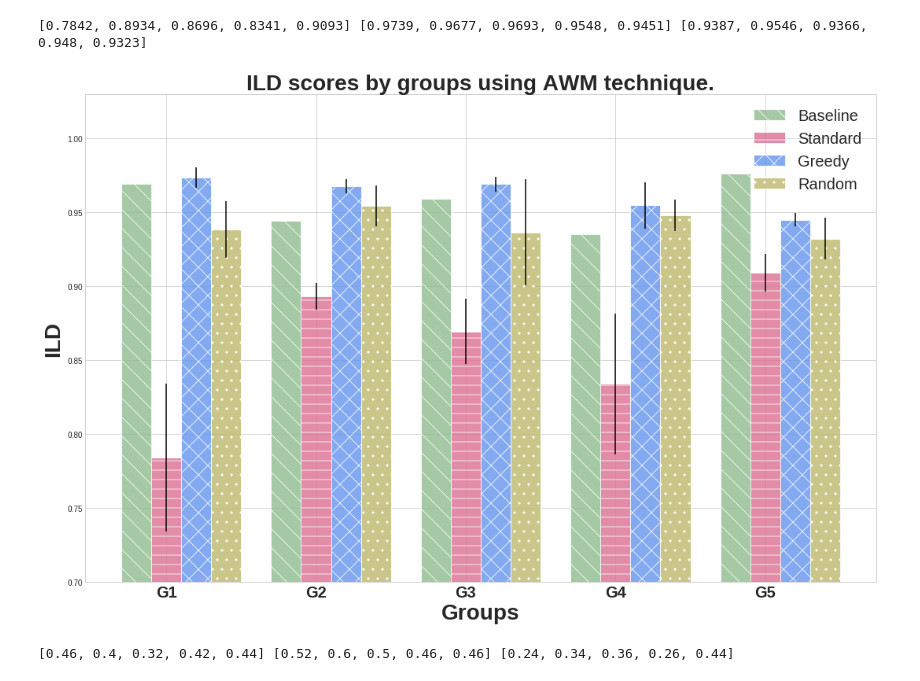
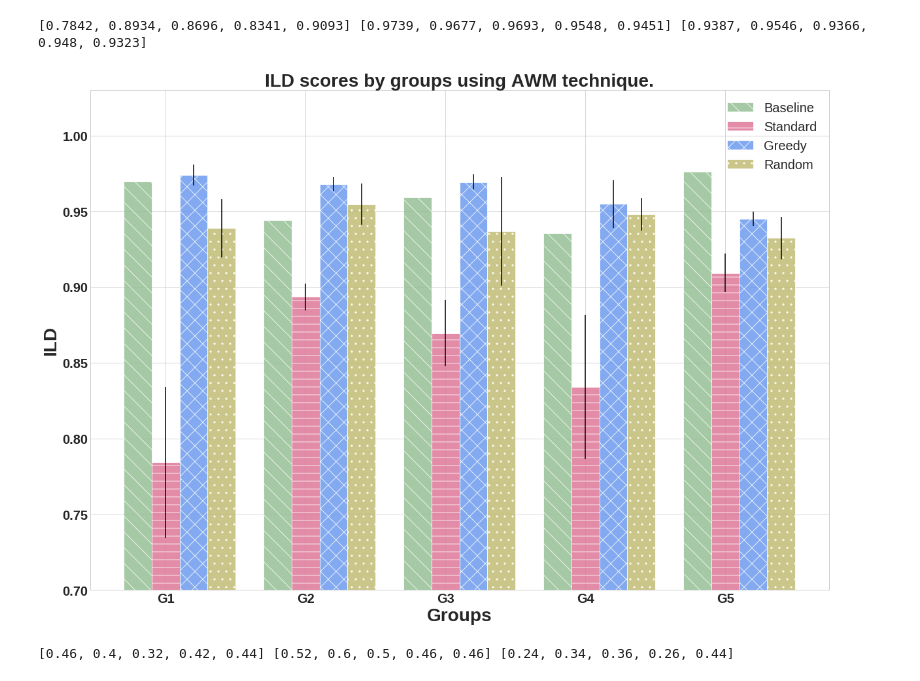
Before and after one commit to amandachagas/surprise-test, a Jupyter notebook: notebooks/Graphs.ipynb, the cells around one changed output. Cells and saved outputs as stored; diff of their text form; code cells hidden in the pictures.

```diff
--- a/notebooks/Graphs.ipynb
+++ b/notebooks/Graphs.ipynb
@@ -289,7 +289,7 @@ baseline_ild = [0.9694159990485626,0.9442230039447174,0.9593941978720311,0.93540
 # %% [output]
 [0.7842, 0.8934, 0.8696, 0.8341, 0.9093] [0.9739, 0.9677, 0.9693, 0.9548, 0.9451] [0.9387, 0.9546, 0.9366, 0.948, 0.9323]
 # %%
-plt.rcParams['figure.figsize'] = (15,10)
+plt.rcParams['figure.figsize'] = (17,12)
 
 # data to plot
 n = 5
@@ -301,34 +301,35 @@ std_standard
 std_greedy
 std_random
 
 # create plot
 fig, ax = plt.subplots()
 index = np.arange(n)
 bar_width = 0.2
 opacity = 0.8
 
 line1 = plt.bar(index, baseline_ild, bar_width, alpha=opacity, color='darkseagreen', label='Baseline', hatch="\\", edgecolor='white')
 line2 = plt.bar(index + bar_width, m_standard, bar_width, alpha=opacity, color='palevioletred', yerr=std_standard,  label='Standard', hatch="-", edgecolor='white')
 line3 = plt.bar(index + bar_width + bar_width, m_greedy, bar_width, alpha=opacity, color='cornflowerblue', yerr=std_greedy, label='Greedy', hatch="x", edgecolor='white')
 line4 = plt.bar(index + bar_width + bar_width + bar_width, m_random, bar_width, alpha=opacity, color='darkkhaki', yerr=std_random, label='Random', hatch=".", edgecolor='white')
 
 
 plt.xlabel('Groups', fontweight="bold", fontsize=28)
 plt.ylabel('ILD', fontweight="bold", fontsize=28)
 plt.title('ILD scores by groups using AWM technique.', fontweight="bold", fontsize=28)
 plt.xticks(index + bar_width, ('G1', 'G2', 'G3', 'G4', 'G5'), fontweight="bold", fontsize=20)
+plt.yticks(fontweight="bold", fontsize=20)
 
 plt.legend(fontsize=20)
 
 axes = plt.gca()
 # axes.set_xlim([xmin,xmax])
 axes.set_ylim([0.7,None])
 
 plt.savefig('ild_scores_by_groups_enhanced_AWM.png', transparent=True)
 plt.tight_layout()
 plt.show()
 # %% [output]
-[figure, old version]
+[figure, new version]
 # %%
 m_standard_p10 = []
 m_greedy_p10 = []
```
Also changed, not shown: parts of 5 cells of this notebook, 12 other files.
